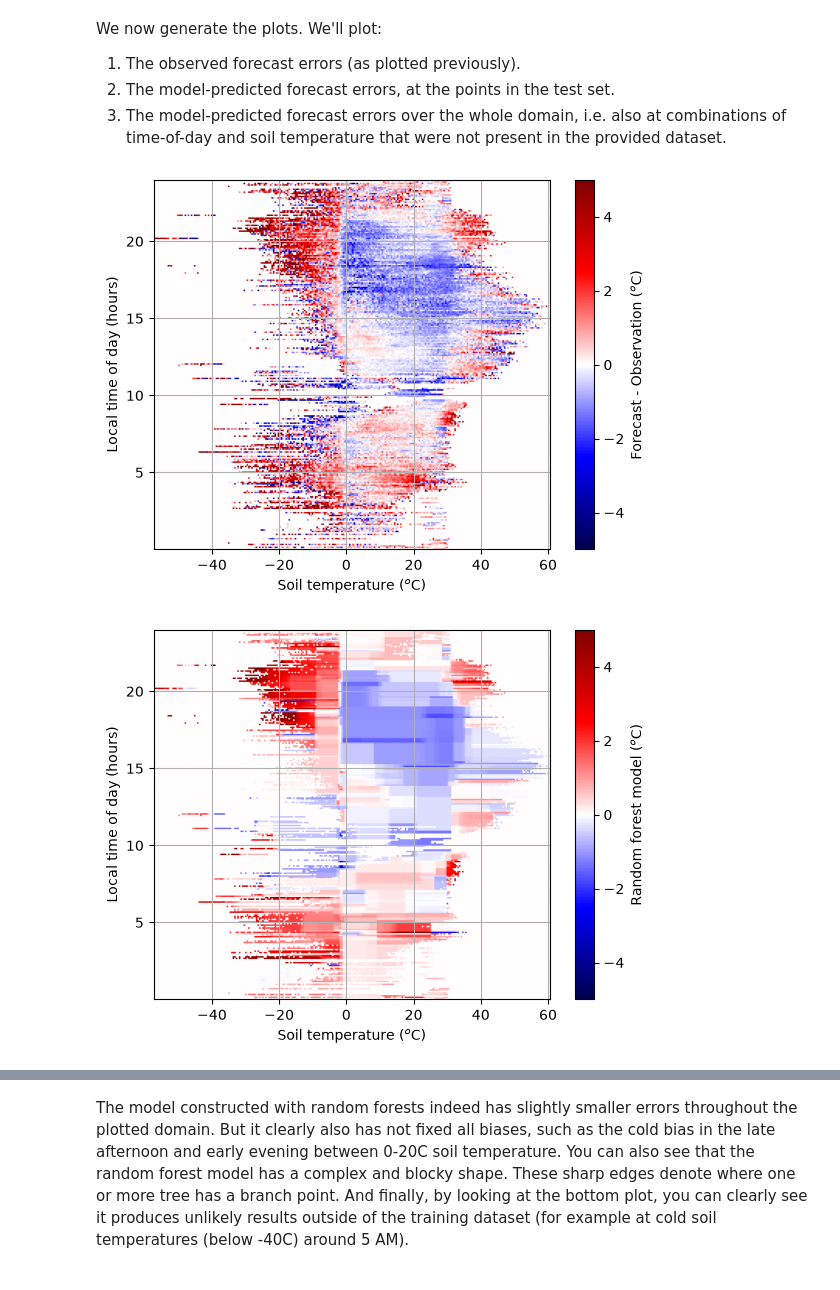
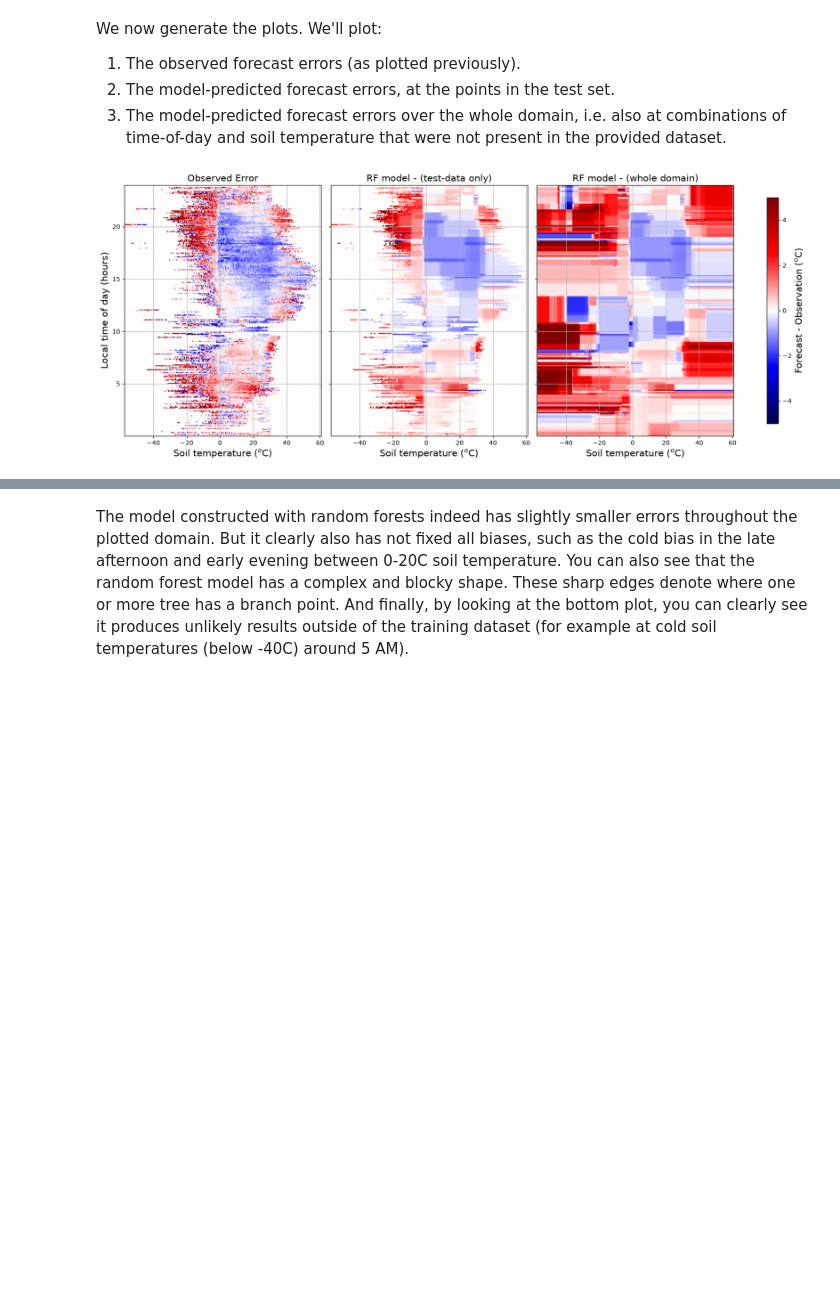
Before and after one commit to nayra-alvarez/2026_ml_esm, a Jupyter notebook: module_1/Postprocessing_Random_Forest.ipynb, the cells around one changed output, grey strips where cells are left out. Saved outputs shown, nothing was run; the diff lists cells and outputs as text; code cells hidden in the pictures; blank space fills up the shorter version.

Commit message:
Improving the model

```diff
--- a/module_1/Postprocessing_Random_Forest.ipynb
+++ b/module_1/Postprocessing_Random_Forest.ipynb
@@ -349,40 +350,39 @@ We now generate the plots. We'll plot:
 3. The model-predicted forecast errors over the whole domain, i.e. also at combinations of time-of-day and soil temperature that were not present in the provided dataset.
 # %%
 # Plot the image of the error
-plt.imshow(buffer, vmin=-5, vmax=5, cmap='seismic', origin='lower',
+fig, axes = plt.subplots(1, 3, figsize=(16, 6.5), sharey=True, constrained_layout=True)
+
+
+im = axes[0].imshow(buffer, vmin=-5, vmax=5, cmap='seismic', origin='lower',
            extent=ax_extent, aspect='auto')
 
-plt.grid()
-plt.xlabel('Soil temperature ($^o$C)')
-plt.ylabel("Local time of day (hours)")
-cb = plt.colorbar()
-cb.set_label('Forecast - Observation ($^o$C)')
+axes[0].grid()
+axes[0].set_xlabel('Soil temperature ($^o$C)', fontsize=15)
+axes[0].set_title('Observed Error', fontsize=15)
+axes[0].set_ylabel("Local time of day (hours)", fontsize=15)
+
+# Plot the model, only over the points where there is data in the test set.
+axes[1].imshow((model_buffer)*(count>0), vmin=-5, vmax=5, cmap='seismic', origin='lower',
+           extent=ax_extent, aspect='auto')
+
+axes[1].grid()
+axes[1].set_xlabel('Soil temperature ($^o$C)', fontsize=15)
+axes[1].set_title('RF model - (test-data only)', fontsize=15)
+
+
+# Plot the model over the whole domain
+axes[2].imshow(model_buffer, vmin=-5, vmax=5, cmap='seismic', origin='lower',
+           extent=ax_extent, aspect='auto')
+
+axes[2].grid()
+axes[2].set_xlabel('Soil temperature ($^o$C)', fontsize=15)
+axes[2].set_title('RF model - (whole domain)', fontsize=15)
+
+
+
+cb = fig.colorbar(im, ax=axes, shrink=0.9)
+cb.set_label('Forecast - Observation ($^o$C)', fontsize=15)
 
 plt.show()
-
-# Plot the model, only over the points where there is data in the test set.
-plt.imshow((model_buffer)*(count>0), vmin=-5, vmax=5, cmap='seismic', origin='lower',
-           extent=ax_extent, aspect='auto')
-
-plt.grid()
-plt.xlabel('Soil temperature ($^o$C)')
-plt.ylabel("Local time of day (hours)")
-cb = plt.colorbar()
-cb.set_label('Random forest model ($^o$C)')
-
-plt.show()
-
-# Plot the model over the whole domain
-plt.imshow(model_buffer, vmin=-5, vmax=5, cmap='seismic', origin='lower',
-           extent=ax_extent, aspect='auto')
-
-plt.grid()
-plt.xlabel('Soil temperature ($^o$C)')
-plt.ylabel("Local time of day (hours)")
-cb = plt.colorbar()
-cb.set_label('Random forest model ($^o$C)')
-
-plt.show()
 # %% [output]
-[figure, old version]
+[figure, new version]
-[figure, removed]
```
Also changed, not shown: parts of 18 cells of this notebook, 1 other file.
